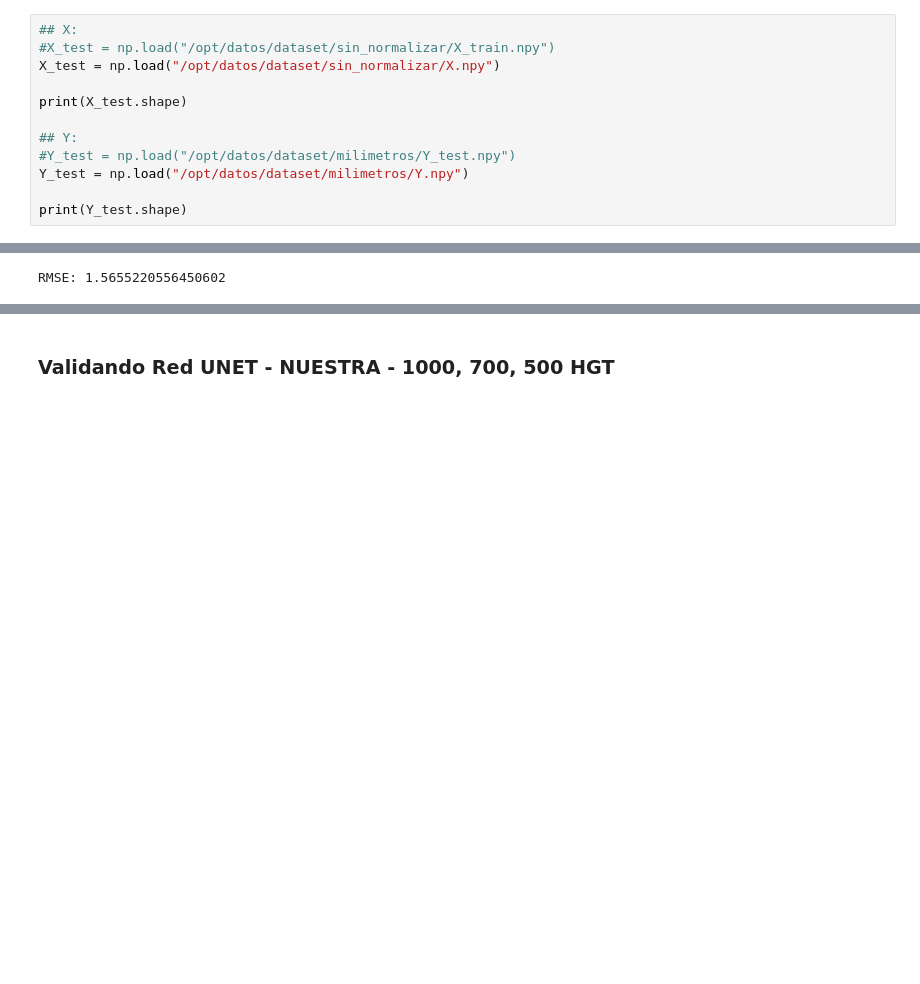
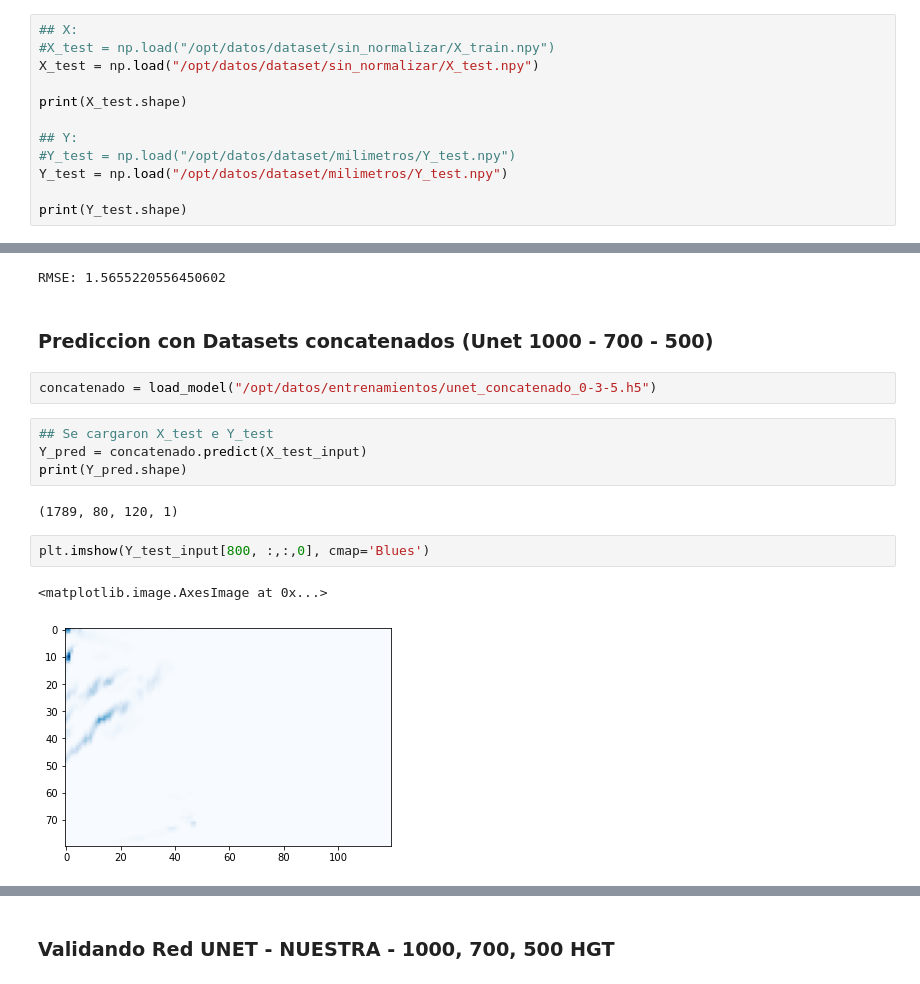
Before and after one commit to JFC95/ProyectoIntegrador_Weather, a Jupyter notebook: Notebooks/Validation.ipynb, the cells around one changed output, grey strips where cells are left out. Cells and saved outputs as stored; diff of their text form; blank space fills up the shorter version.

Commit message:
Chequeo dataset y validando unet concatenada

```diff
--- a/Notebooks/Validation.ipynb
+++ b/Notebooks/Validation.ipynb
@@ -193,13 +193,13 @@ model4 = load_model("/opt/datos/entrenamientos/larraondo/vgg16_0_3_5.h5")
 # %%
 ## X:
 #X_test = np.load("/opt/datos/dataset/sin_normalizar/X_train.npy")
-X_test = np.load("/opt/datos/dataset/sin_normalizar/X.npy")
+X_test = np.load("/opt/datos/dataset/sin_normalizar/X_test.npy")
 
 print(X_test.shape)
 
 ## Y:
 #Y_test = np.load("/opt/datos/dataset/milimetros/Y_test.npy")
-Y_test = np.load("/opt/datos/dataset/milimetros/Y.npy")
+Y_test = np.load("/opt/datos/dataset/milimetros/Y_test.npy")
 
 print(Y_test.shape)
 # %% [output]
@@ -269,3 +269,18 @@ rmse4 = np.sqrt(mse4)
 print(f"RMSE: {rmse4}")
 # %% [output]
 RMSE: 1.5655220556450602
+# %% [markdown]
+### Prediccion con Datasets concatenados (Unet 1000 - 700 - 500)
+# %%
+concatenado = load_model("/opt/datos/entrenamientos/unet_concatenado_0-3-5.h5")
+# %%
+## Se cargaron X_test e Y_test
+Y_pred = concatenado.predict(X_test_input)
+print(Y_pred.shape)
+# %% [output]
+(1789, 80, 120, 1)
+# %%
+plt.imshow(Y_test_input[800, :,:,0], cmap='Blues')
+# %% [output]
+<matplotlib.image.AxesImage at 0x...>
+[figure, added]
```
Also changed, not shown: parts of 4 cells of this notebook, 1 other file.
